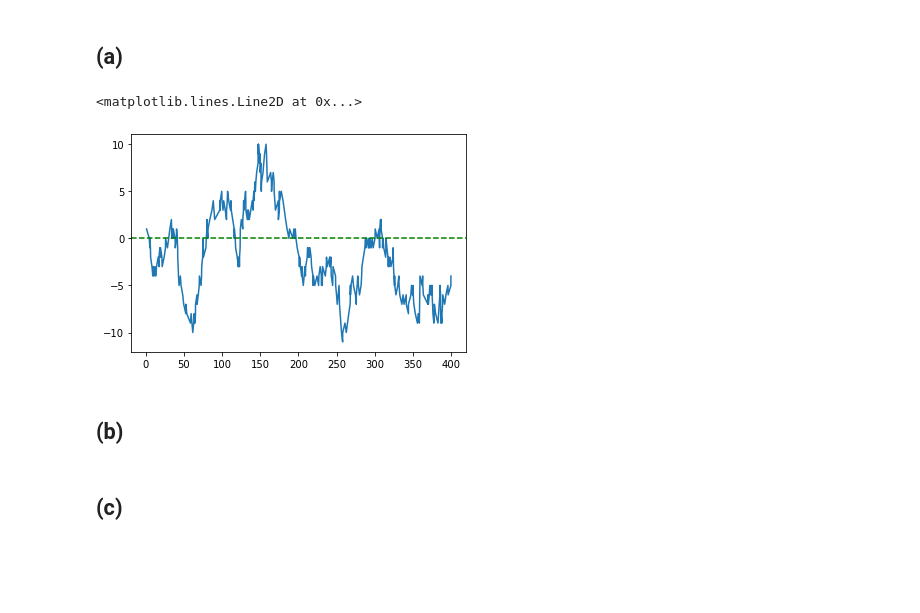
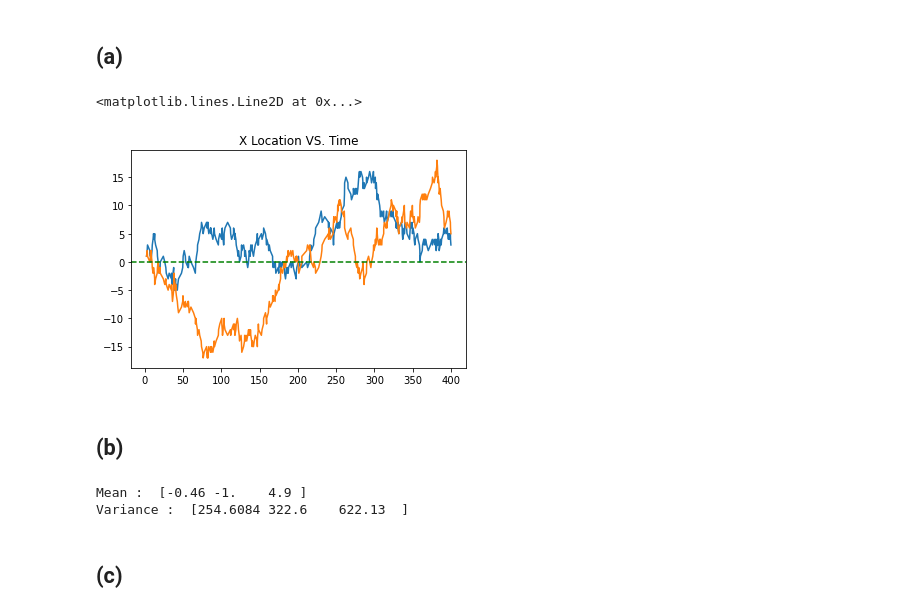
Before and after one commit to MarioSegura1099/biophysics, a Jupyter notebook: week-07/problem-10.3.ipynb, the cells around one changed output. Drawn from its saved outputs; the diff is of its cells as text; code cells hidden in the pictures; blank space fills up the shorter version.

```diff
--- a/week-07/problem-10.3.ipynb
+++ b/week-07/problem-10.3.ipynb
@@ -24,19 +24,25 @@ rand = rng.random
 ## (a)
 # %%
 Beta = 1
-Rand_N = -((1/Beta) * np.log(rand(800))).cumsum()
+Rand_N = -((1/Beta) * np.log(rand(400))).cumsum()
 t = Rand_N[(Rand_N > 0) * (Rand_N < 400)]
 N_Steps = len(t)
-X_Rand = 2*(rand(N_Steps) < 0.5) - 1
-x = X_Rand.cumsum()
+
+X_Rand1 = 2*(rand(N_Steps) < 0.5) - 1
+X_1 = X_Rand1.cumsum()
+
+X_Rand2 = 2*(rand(N_Steps) < 0.5) - 1
+X_2 = X_Rand2.cumsum()
 
 plt.figure()
-plt.plot(t,x)
+plt.title('X Location VS. Time')
+plt.plot(t,X_1)
+plt.plot(t,X_2)
 
-plt.axhline(y=0, color ='g', linestyle = '--')
+plt.axhline(y=0, color ='green', linestyle = '--')
 # %% [output]
 <matplotlib.lines.Line2D at 0x...>
-[figure, old version]
+[figure, new version]
 # %% [markdown]
 ## (b)
 # %%
@@ -61,6 +67,12 @@ for i in End_Ts:
     Mean[a] = End_Ps.mean()
     Var[a] = End_Ps.var()
     a = a + 1
+
+print('Mean : ', Mean)
+print('Variance : ', Var)
+# %% [output]
+Mean :  [-0.46 -1.    4.9 ]
+Variance :  [254.6084 322.6    622.13  ]
 # %% [markdown]
 ## (c)
 # %% [markdown]
```
Also changed, not shown: parts of 5 cells of this notebook, 2 other files.
